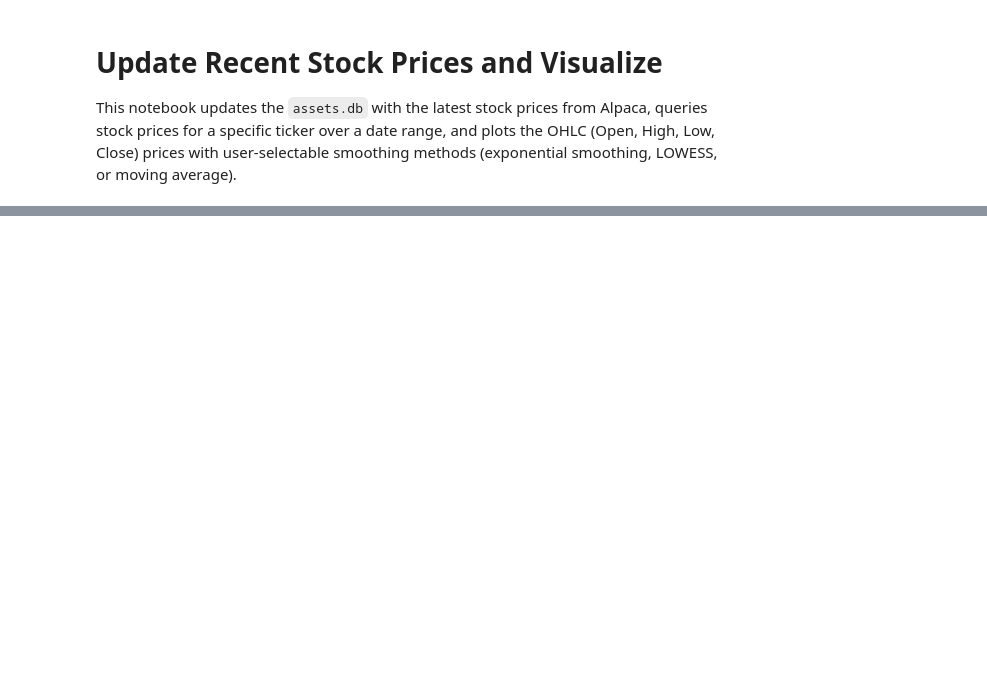
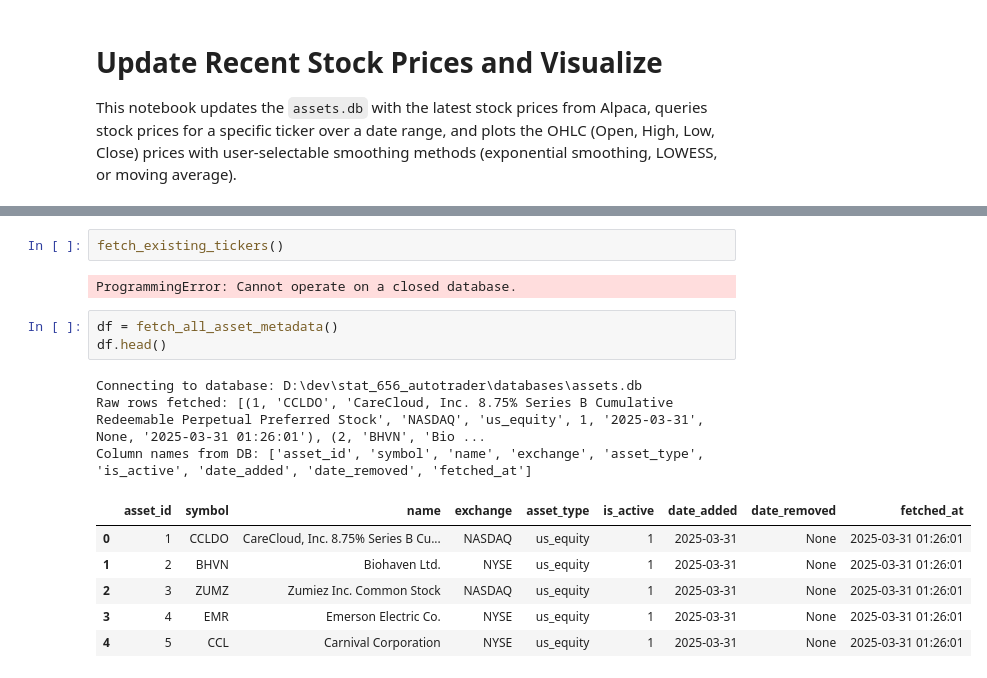
Before and after one commit to AaronNHorvitz/AutoTrader, a Jupyter notebook: Notebooks/003 Tutorial - Update Recent Stock Prices and Visualize.ipynb, the cells around one changed output, grey strips where cells are left out. Saved outputs shown, nothing was run; the diff lists cells and outputs as text; blank space fills up the shorter version.

```diff
--- a/Notebooks/003 Tutorial - Update Recent Stock Prices and Visualize.ipynb
+++ b/Notebooks/003 Tutorial - Update Recent Stock Prices and Visualize.ipynb
@@ -33,0 +150,17 @@ ModuleNotFoundError: No module named 'src'
+# %%
+fetch_existing_tickers()
+# %% [output]
+ProgrammingError: Cannot operate on a closed database.
+# %%
+df = fetch_all_asset_metadata()
+df.head()
+# %% [output]
+Connecting to database: D:\dev\stat_656_autotrader\databases\assets.db
+Raw rows fetched: [(1, 'CCLDO', 'CareCloud, Inc. 8.75% Series B Cumulative Redeemable Perpetual Preferred Stock', 'NASDAQ', 'us_equity', 1, '2025-03-31', None, '2025-03-31 01:26:01'), (2, 'BHVN', 'Bio ...
+Column names from DB: ['asset_id', 'symbol', 'name', 'exchange', 'asset_type', 'is_active', 'date_added', 'date_removed', 'fetched_at']
+|  | asset_id | symbol | name | exchange | asset_type | is_active | date_added | date_removed | fetched_at |
+| 0 | 1 | CCLDO | CareCloud, Inc. 8.75% Series B Cu... | NASDAQ | us_equity | 1 | 2025-03-31 | None | 2025-03-31 01:26:01 |
+| 1 | 2 | BHVN | Biohaven Ltd. | NYSE | us_equity | 1 | 2025-03-31 | None | 2025-03-31 01:26:01 |
+| 2 | 3 | ZUMZ | Zumiez Inc. Common Stock | NASDAQ | us_equity | 1 | 2025-03-31 | None | 2025-03-31 01:26:01 |
+| 3 | 4 | EMR | Emerson Electric Co. | NYSE | us_equity | 1 | 2025-03-31 | None | 2025-03-31 01:26:01 |
+| 4 | 5 | CCL | Carnival Corporation | NYSE | us_equity | 1 | 2025-03-31 | None | 2025-03-31 01:26:01 |
```
Also changed, not shown: parts of 16 cells of this notebook, 9 other files.
